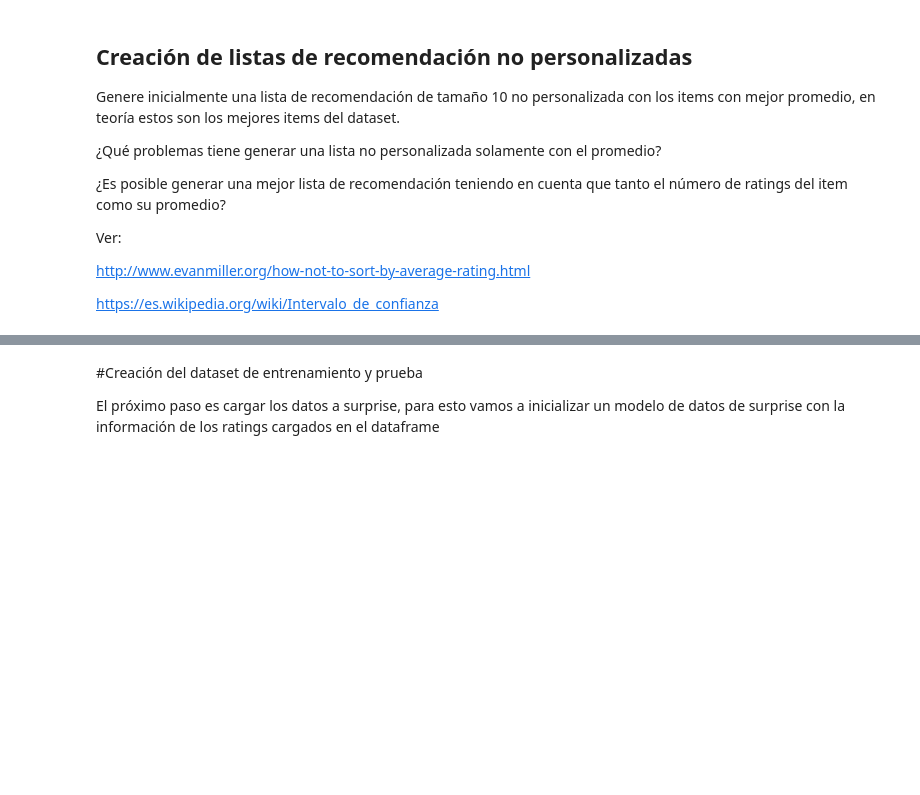
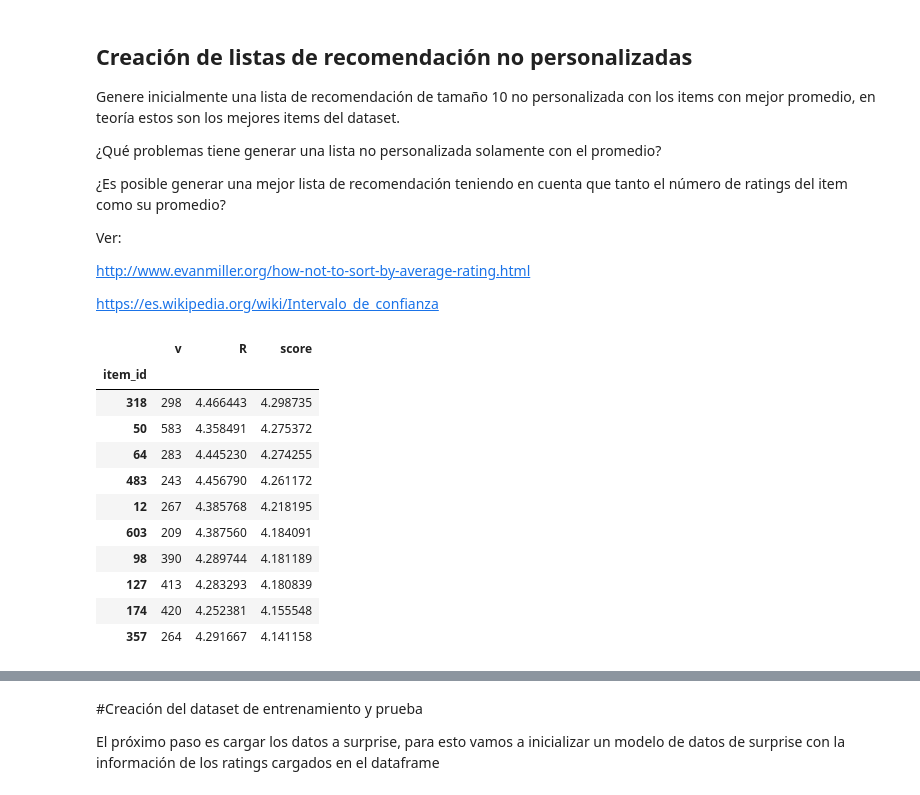
Before and after one commit to AlisonAristizabal/Laboratorio-1-Sistemas-de-Recomendacion, a Jupyter notebook: lab01/MINE4201_SR_Laboratorio_1.ipynb, the cells around one changed output, grey strips where cells are left out. Saved outputs shown, nothing was run; the diff lists cells and outputs as text; code cells hidden in the pictures; blank space fills up the shorter version.

```diff
--- a/lab01/MINE4201_SR_Laboratorio_1.ipynb
+++ b/lab01/MINE4201_SR_Laboratorio_1.ipynb
@@ -220,3 +178,27 @@ Ver:
 http://www.evanmiller.org/how-not-to-sort-by-average-rating.html
 
 https://es.wikipedia.org/wiki/Intervalo_de_confianza
+# %%
+stats = ratings.groupby("item_id")["rating"].agg(["count","mean"])
+stats.columns = ["v","R"]
+
+C = ratings["rating"].mean()
+m = stats["v"].quantile(0.70)
+
+stats["score"] = (stats["v"]/(stats["v"]+m))*stats["R"] + (m/(stats["v"]+m))*C
+
+top10 = stats.sort_values("score", ascending=False).head(10)
+top10
+# %% [output]
+|  | v | R | score |
+| item_id |  |  |  |
+| 318 | 298 | 4.466443 | 4.298735 |
+| 50 | 583 | 4.358491 | 4.275372 |
+| 64 | 283 | 4.445230 | 4.274255 |
+| 483 | 243 | 4.456790 | 4.261172 |
+| 12 | 267 | 4.385768 | 4.218195 |
+| 603 | 209 | 4.387560 | 4.184091 |
+| 98 | 390 | 4.289744 | 4.181189 |
+| 127 | 413 | 4.283293 | 4.180839 |
+| 174 | 420 | 4.252381 | 4.155548 |
+| 357 | 264 | 4.291667 | 4.141158 |
```
Also changed, not shown: parts of 25 cells of this notebook.
